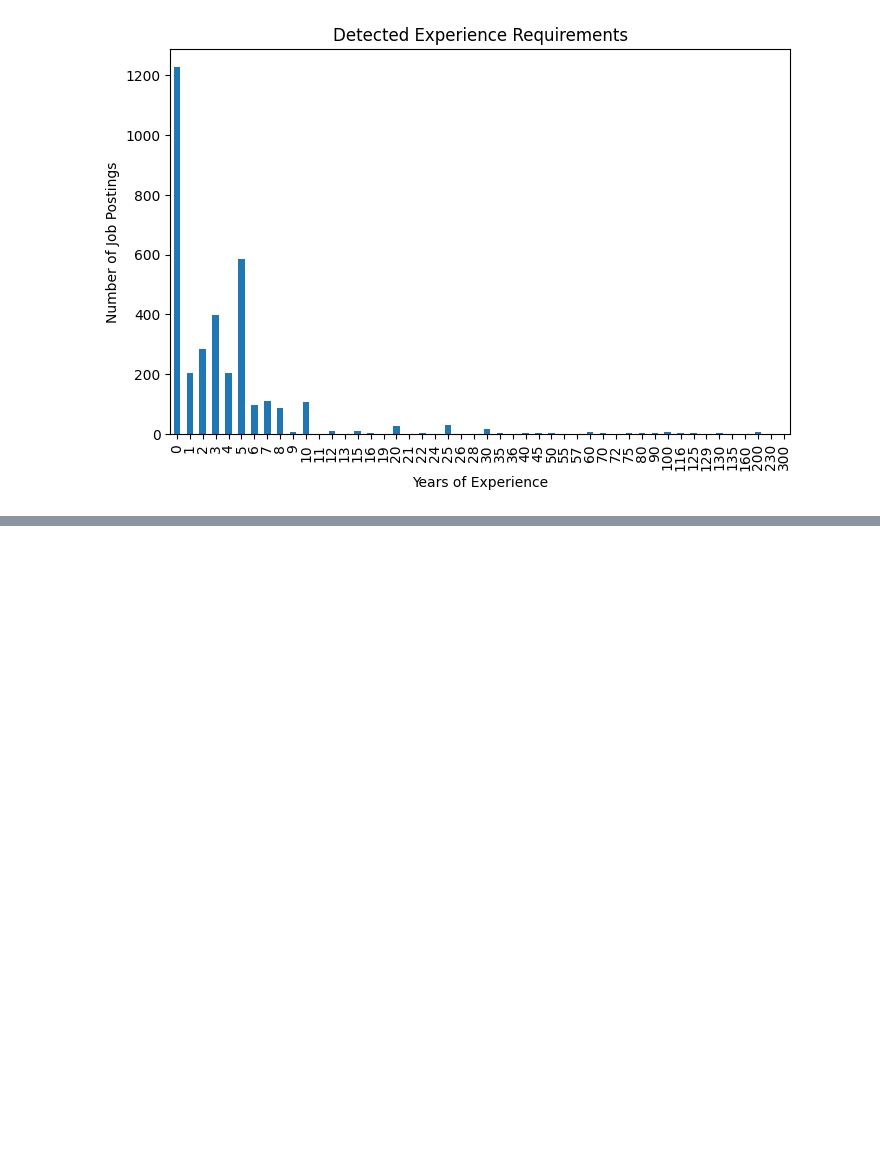
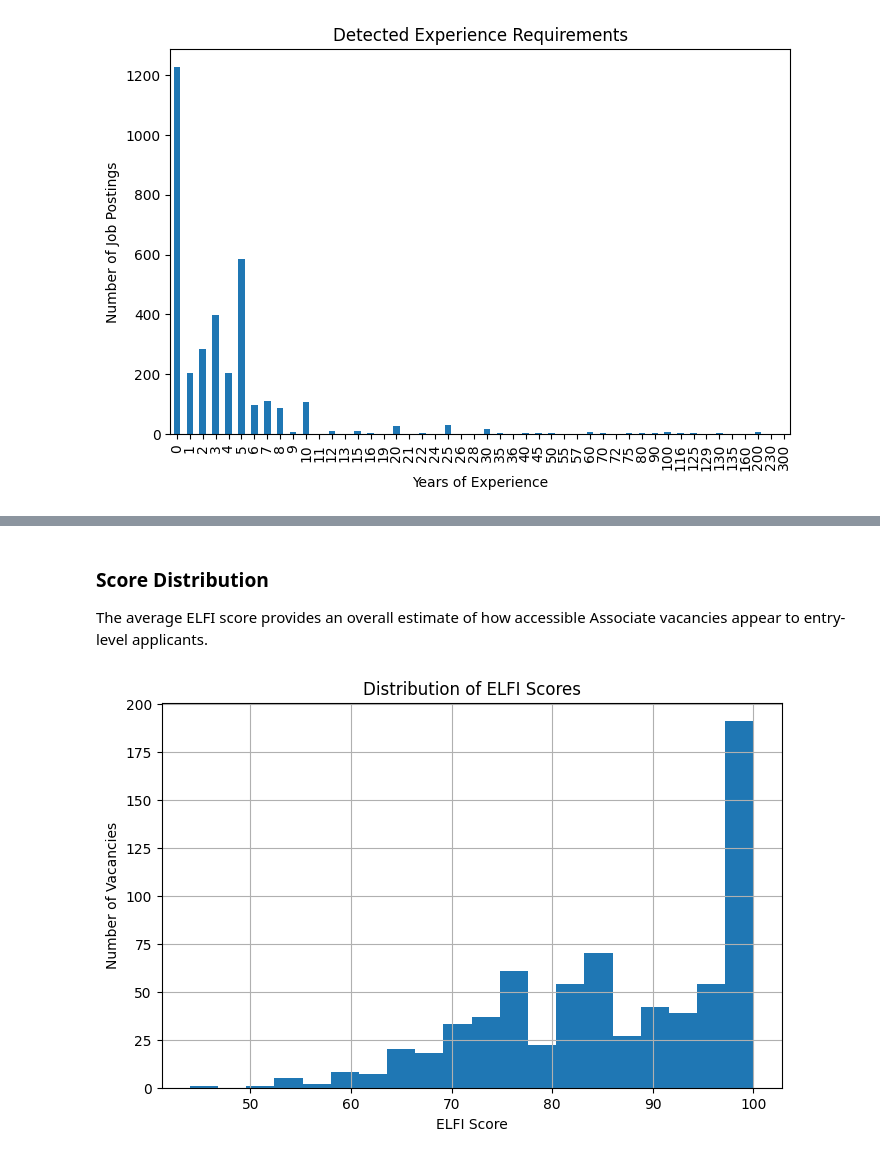
Before and after one commit to shvdkam/customer-behavior-sql-analysis, a Jupyter notebook: Are_Entry_Level_Data_Analyst_Jobs_Really_Entry_Level.ipynb, the cells around one changed output, grey strips where cells are left out. Saved outputs shown, nothing was run; the diff lists cells and outputs as text; code cells hidden in the pictures; blank space fills up the shorter version.

```diff
--- a/Are_Entry_Level_Data_Analyst_Jobs_Really_Entry_Level.ipynb
+++ b/Are_Entry_Level_Data_Analyst_Jobs_Really_Entry_Level.ipynb
@@ -1073,9 +671,0 @@ analyst_jobs[
-# %%
-associate_jobs = (
-    analyst_jobs[
-        analyst_jobs["job_level"] == "Associate"
-    ]
-    .copy()
-)
-
-print(f"Associate analyst jobs: {len(associate_jobs):,}")
@@ -1400,0 +755,17 @@ Instead of relying only on descriptive statistics, the project introduces a cust
+# %% [markdown]
+### Score Distribution
+
+The average ELFI score provides an overall estimate of how accessible Associate vacancies appear to entry-level applicants.
+# %%
+associate_jobs["elfi_score"].hist(
+    bins=20,
+    figsize=(8,5)
+)
+
+plt.title("Distribution of ELFI Scores")
+plt.xlabel("ELFI Score")
+plt.ylabel("Number of Vacancies")
+
+plt.show()
+# %% [output]
+[figure, added]
```
Also changed, not shown: parts of 127 cells of this notebook.
